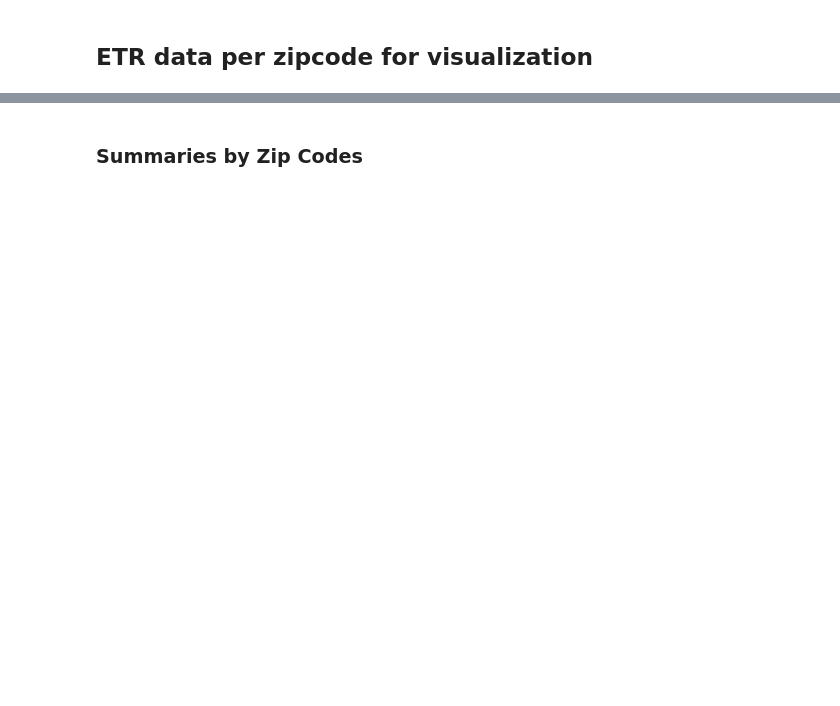
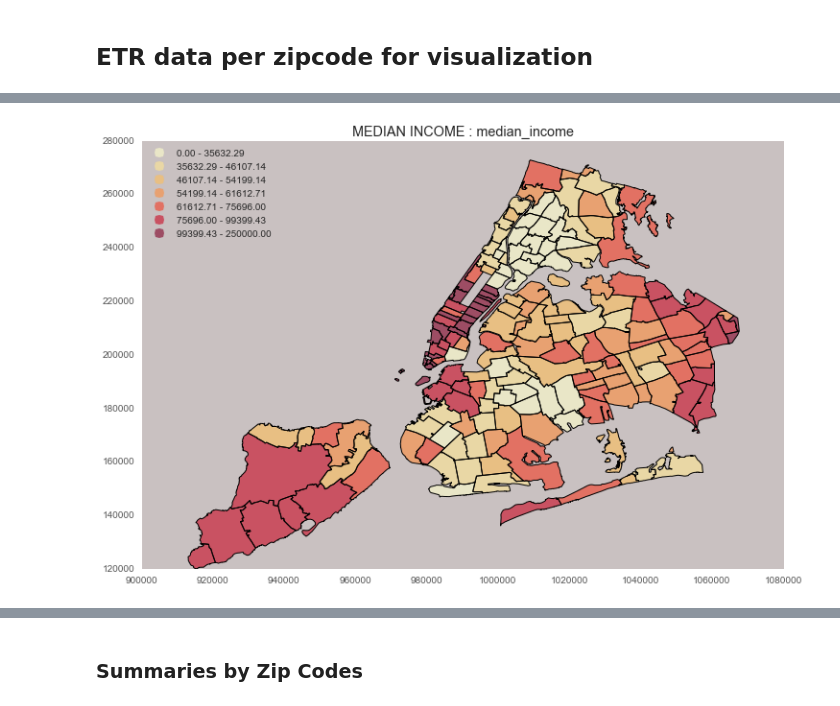
Before and after one commit to mu529/property_tax, a Jupyter notebook: ETR-All.ipynb, the cells around one changed output, grey strips where cells are left out. Cells and saved outputs as stored; diff of their text form; code cells hidden in the pictures; blank space fills up the shorter version.

```diff
--- a/ETR-All.ipynb
+++ b/ETR-All.ipynb
@@ -654,7 +715,3 @@ income.drop(0,inplace=True)
 income.rename(columns={'GEO.id2':'ZIP_CODE','HC02_EST_VC02':'MEDIAN_INCOME'},inplace=True)
 income = income[['ZIP_CODE','MEDIAN_INCOME']]
 income['ZIP_CODE'] = income['ZIP_CODE'].astype(int)
-income['MEDIAN_INCOME'] = income['MEDIAN_INCOME'].apply(lambda x: x.replace(',','').strip('+').strip())
-income['MEDIAN_INCOME'] = np.where(income['MEDIAN_INCOME']=='-',np.nan,income['MEDIAN_INCOME'])
-income['MEDIAN_INCOME'] = np.round(income['MEDIAN_INCOME'].astype(float),1)
-data_with_income = income.merge(finale,how='inner',on='ZIP_CODE')
@@ -663,0 +725,6 @@ data_with_income = income.merge(finale,how='inner',on='ZIP_CODE')
+# %%
+# Income is capped at 250,000, so tranform median income into numerical data and use cap as maximum value available
+income['MEDIAN_INCOME'] = income['MEDIAN_INCOME'].apply(lambda x: x.replace(',','').strip('+').strip())
+income['MEDIAN_INCOME'] = np.where(income['MEDIAN_INCOME']=='-',np.nan,income['MEDIAN_INCOME'])
+income['MEDIAN_INCOME'] = np.round(income['MEDIAN_INCOME'].astype(float),0)
+income = income.dropna()
@@ -664 +743,5 @@ data_with_income = income.merge(finale,how='inner',on='ZIP_CODE')
+# %%
+plot(income,'#C9C1C1','MEDIAN INCOME','MEDIAN_INCOME')
+# %% [output]
+[figure, added]
 # %%
```
Also changed, not shown: parts of 69 cells of this notebook.
